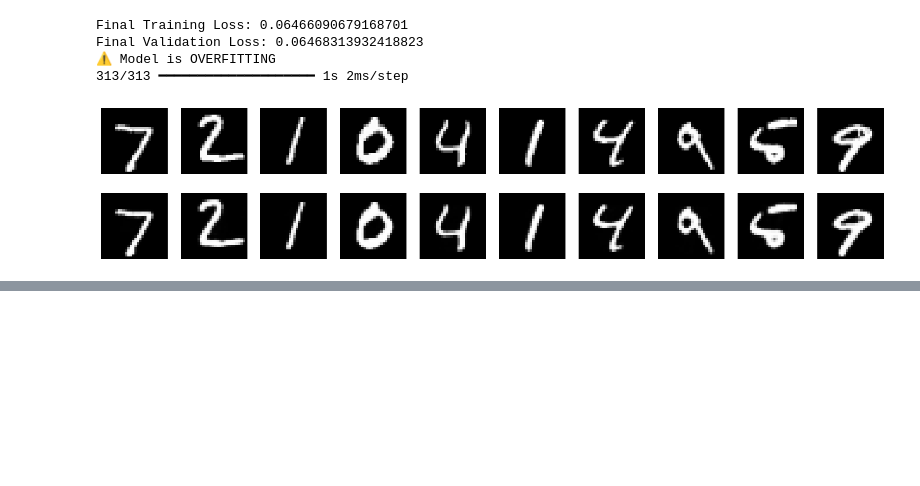
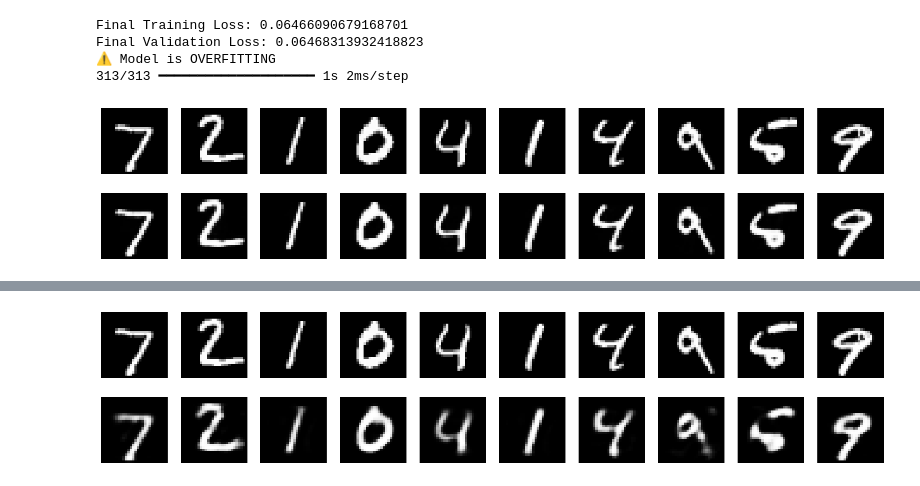
Before and after one commit to SameekshaPadigelawar/DEEP-LEARNING-PRACTICE, a Jupyter notebook: DL_LAB1.ipynb, the cells around one changed output, grey strips where cells are left out. Cells and saved outputs as stored; diff of their text form; code cells hidden in the pictures; blank space fills up the shorter version.

```diff
--- a/DL_LAB1.ipynb
+++ b/DL_LAB1.ipynb
@@ -2690,0 +2711,19 @@ Final Validation Loss: 0.06468313932418823
+# %%
+# Undercomplete AE
+input_dim = 784
+encoding_dim = 32   # smaller than input
+
+input_layer = Input(shape=(input_dim,))
+encoded = Dense(encoding_dim, activation='relu')(input_layer)
+decoded = Dense(input_dim, activation='sigmoid')(encoded)
+
+undercomplete_ae = Model(input_layer, decoded)
+
+undercomplete_ae.compile(optimizer='adam', loss='binary_crossentropy')
+
+history_under = undercomplete_ae.fit(
+    x_train, x_train,
+    epochs=30,
+    batch_size=256,
+    validation_data=(x_test, x_test)
+)
@@ -2690,0 +2886,21 @@ Final Validation Loss: 0.06468313932418823
+# %%
+decoded_imgs = undercomplete_ae.predict(x_test)
+
+n = 10
+plt.figure(figsize=(20,4))
+
+for i in range(n):
+    # original
+    ax = plt.subplot(2, n, i+1)
+    plt.imshow(x_test[i].reshape(28,28))
+    plt.gray()
+    ax.axis('off')
+
+    # reconstructed
+    ax = plt.subplot(2, n, i+1+n)
+    plt.imshow(decoded_imgs[i].reshape(28,28))
+    plt.gray()
+    ax.axis('off')
+
+plt.show()
+# %% [output]
@@ -2690,0 +2908 @@ Final Validation Loss: 0.06468313932418823
+[figure, added]
```
Also changed, not shown: parts of 24 cells of this notebook.
